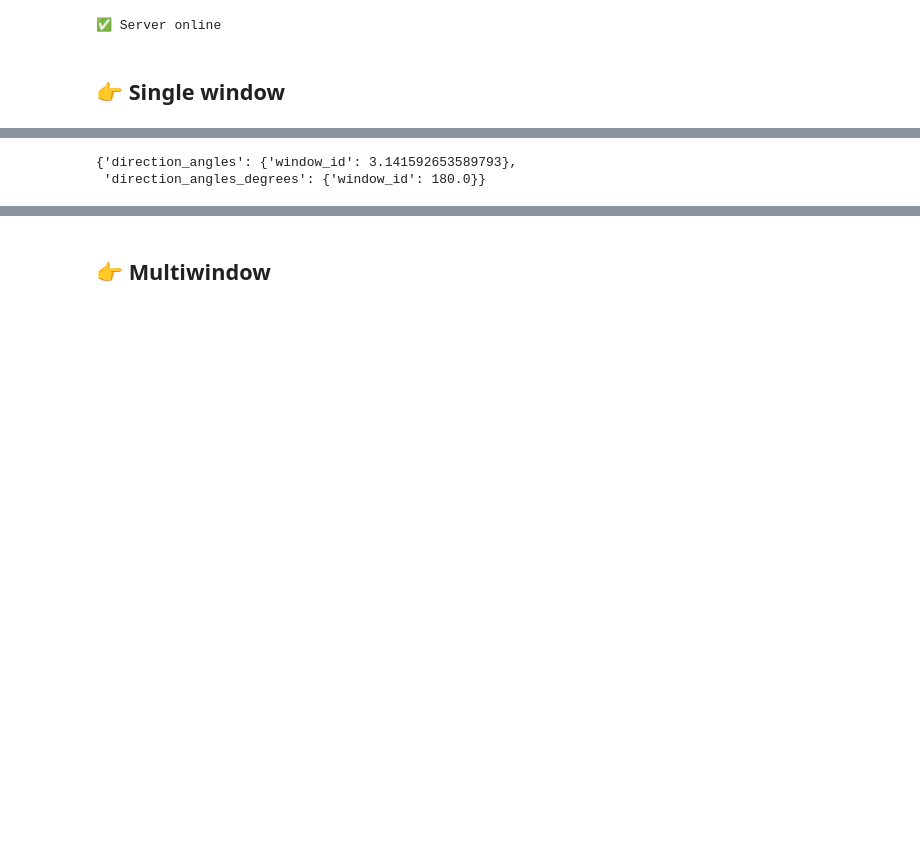
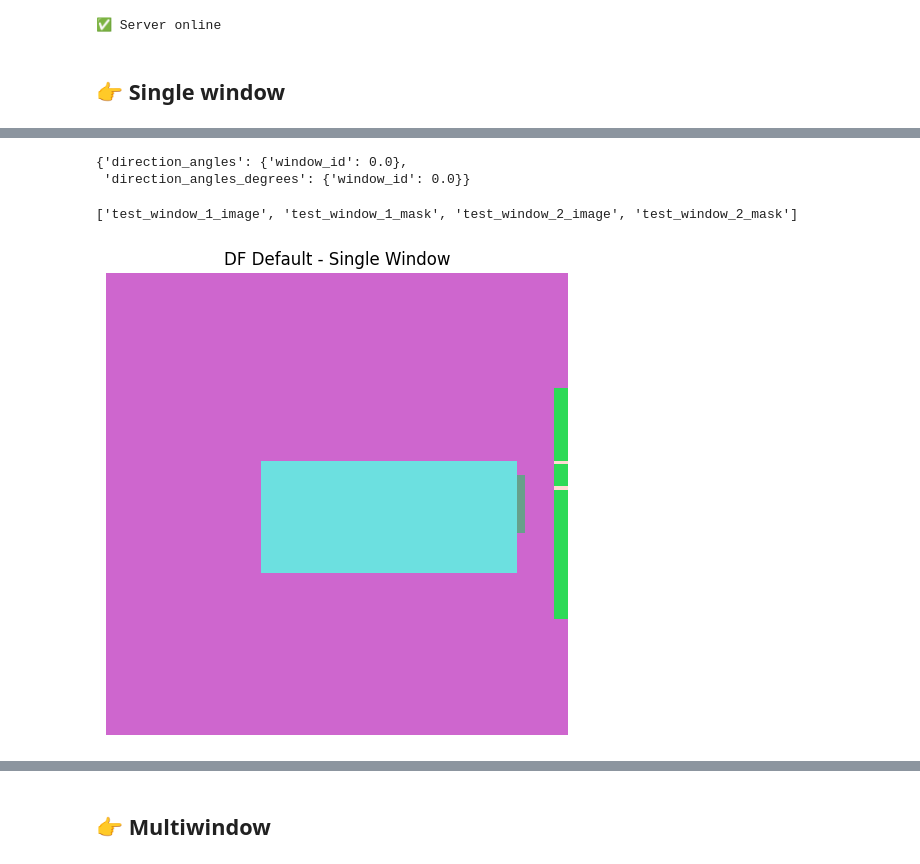
Before and after one commit to upskiller-xyz/server_encoder, a Jupyter notebook: example/demo.ipynb, the cells around one changed output, grey strips where cells are left out. Saved outputs shown, nothing was run; the diff lists cells and outputs as text; code cells hidden in the pictures; blank space fills up the shorter version.

```diff
--- a/example/demo.ipynb
+++ b/example/demo.ipynb
@@ -48,8 +46,14 @@ pld = {
     "room_polygon": [[0, 0], [0, 7], [-3, 7], [-3, 0]],
     "windows": {
       "window_id": {
-        "x1": -3, "y1": 2, "z1": 10.9,
-        "x2": -3, "y2": 5.2, "z2": 11.9,
+        # "x1": -0.4, "y1": 7, "z1": 10.9,
+        # "x2": -2, "y2": 7.2, "z2": 11.9,
+        "x1": 0,
+        "y1": 1,
+        "z1": 2.8,
+        "x2": 0.4,
+        "y2": 1.8,
+        "z2": 5.4,
       }
     }
   }
@@ -58,8 +62,72 @@ pld = {
 response = requests.post(f"{SERVER_URL}/calculate-direction", json=pld)
 response.json()
 # %% [output]
-{'direction_angles': {'window_id': 3.141592653589793},
- 'direction_angles_degrees': {'window_id': 180.0}}
+{'direction_angles': {'window_id': 0.0},
+ 'direction_angles_degrees': {'window_id': 0.0}}
+# %%
+# [[50, 50], [55, 39],[55, 32],[50, 32],[50, 39], [49, 39], [49, 50]],
+oa = [0] * 64
+oa[20] = 90
+oa[27] = 90
+
+obstruction_request = {
+            "model_type": "df_default_2.0.1",
+            "parameters": {
+                "height_roof_over_floor": 10, #
+                "floor_height_above_terrain": 1.1, #
+                "room_polygon": [[0, 0], [0, 7], [-3, 7], [-3, 0]],
+            "windows": {
+                "test_window_1": {
+                    # "x1": -0.4, "y1": 7, "z1": 2.8,
+                    # "x2": -2.0, "y2": 7.2, "z2": 5.4,
+                    "x1": 0,
+                    "y1": 1,
+                    "z1": 2.8,
+                    "x2": 0.2,
+                    "y2": 1.8,
+                    "z2": 5.4,
+                    "window_frame_ratio": 0.41,
+
+                    # "direction_angle": 1.5708,
+                    "obstruction_angle_horizon": oa,
+                    "obstruction_angle_zenith": oa
+                    },
+                    "test_window_2": {
+                    "x1": -0.4, "y1": 0, "z1": 2.8,
+                    "x2": -2.0, "y2": -0.2, "z2": 5.4,
+
+                    "window_frame_ratio": 0.41,
+
+                    # "direction_angle": 1.5708,
+                    "obstruction_angle_horizon": oa,
+                    "obstruction_angle_zenith": oa
+                    }
+                }
+            },
+            # "mesh": r["mesh"][:18]
+        }
+
+response = requests.post(f"{SERVER_URL}/encode", json=obstruction_request)
+
+if response.status_code == 200:
+    npz_data = np.load(io.BytesIO(response.content))
+    keys = list(npz_data.keys())
+    print(keys)
+    image_key = [k for k in keys if k.endswith('image')][1]
+    mask_key = [k for k in keys if k.endswith('mask')][1]
+
+    image = npz_data[image_key]
+    mask = npz_data[mask_key]
+    plt.figure(figsize=(6, 6))
+    plt.imshow(image)
+    plt.title("DF Default - Single Window")
+    plt.axis('off')
+    plt.show()
+else:
+    print(f"❌ Error: {response.status_code}")
+# %% [output]
+['test_window_1_image', 'test_window_1_mask', 'test_window_2_image', 'test_window_2_mask']
+[figure, added]
 # %%
 # [[50, 50], [55, 39],[55, 32],[50, 32],[50, 39], [49, 39], [49, 50]],
 oa = [0] * 64
```
Also changed, not shown: parts of 2 cells of this notebook, 8 other files.
